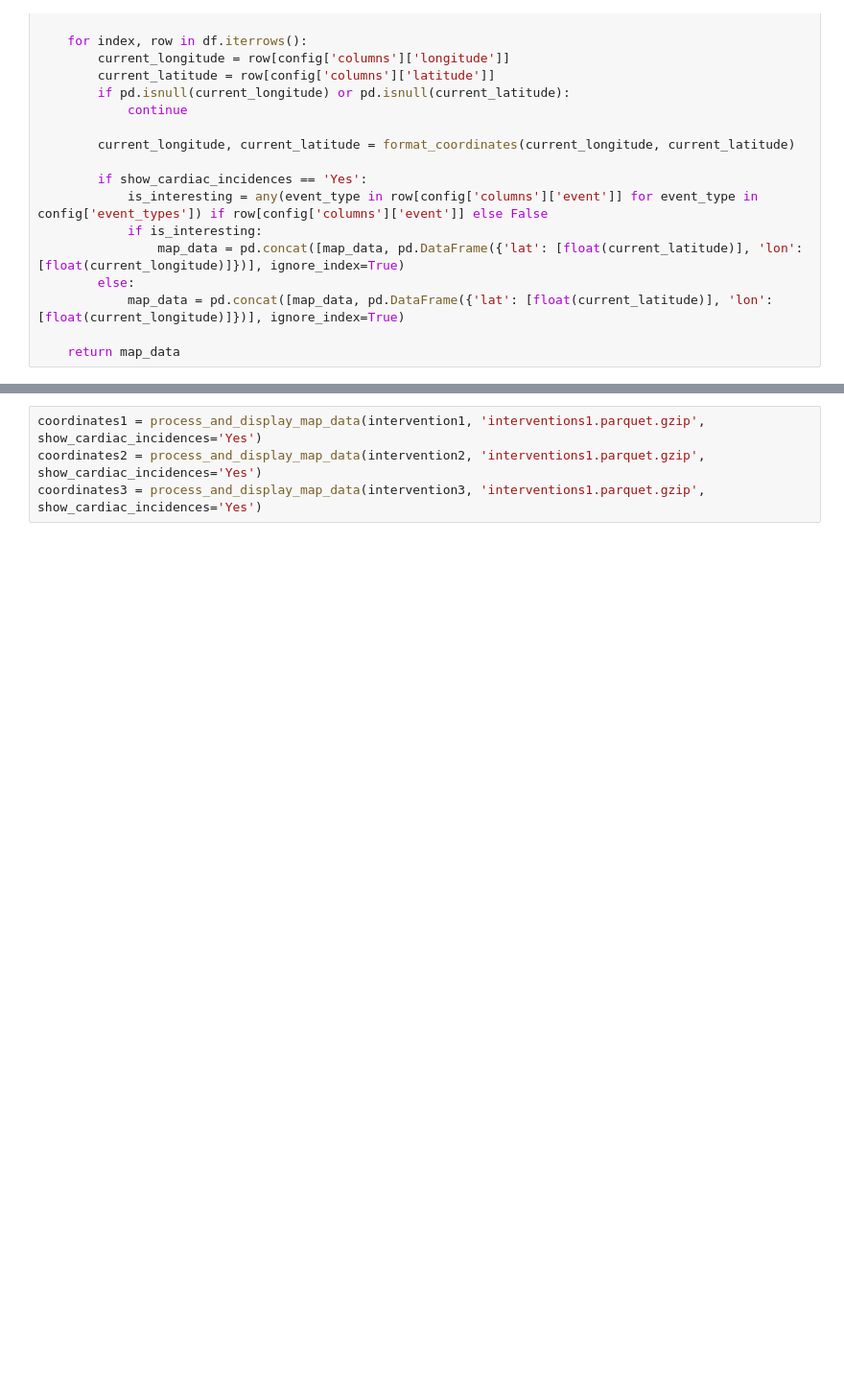
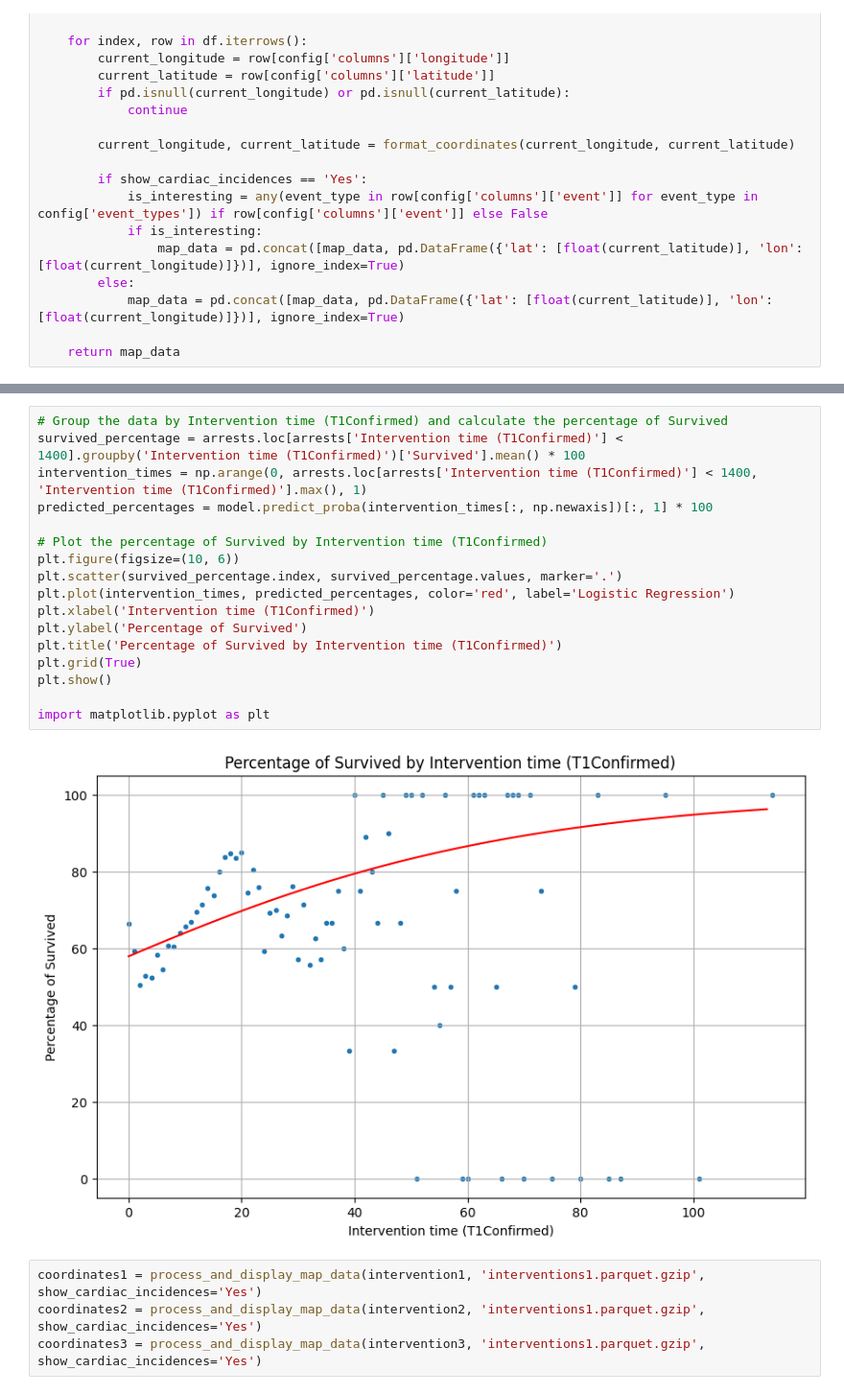
Before and after one commit to flonat/modern_data_analytics_2024, a Jupyter notebook: notebooks/get_distance_to_devices.ipynb, the cells around one changed output, grey strips where cells are left out. Shown at 96% size. Cells and saved outputs as stored; diff of their text form; blank space fills up the shorter version.

```diff
--- a/notebooks/get_distance_to_devices.ipynb
+++ b/notebooks/get_distance_to_devices.ipynb
@@ -108,3 +169,22 @@ intervention3 = pq.ParquetFile(os.path.join('../data', 'interventions3.parquet.g
+# %%
+# Group the data by Intervention time (T1Confirmed) and calculate the percentage of Survived
+survived_percentage = arrests.loc[arrests['Intervention time (T1Confirmed)'] < 1400].groupby('Intervention time (T1Confirmed)')['Survived'].mean() * 100
+intervention_times = np.arange(0, arrests.loc[arrests['Intervention time (T1Confirmed)'] < 1400, 'Intervention time (T1Confirmed)'].max(), 1)
+predicted_percentages = model.predict_proba(intervention_times[:, np.newaxis])[:, 1] * 100
+
+# Plot the percentage of Survived by Intervention time (T1Confirmed)
+plt.figure(figsize=(10, 6))
+plt.scatter(survived_percentage.index, survived_percentage.values, marker='.')
+plt.plot(intervention_times, predicted_percentages, color='red', label='Logistic Regression')
+plt.xlabel('Intervention time (T1Confirmed)')
+plt.ylabel('Percentage of Survived')
+plt.title('Percentage of Survived by Intervention time (T1Confirmed)')
+plt.grid(True)
+plt.show()
+
+import matplotlib.pyplot as plt
+# %% [output]
+[figure, added]
 # %%
 coordinates1 = process_and_display_map_data(intervention1, 'interventions1.parquet.gzip', show_cardiac_incidences='Yes')
 coordinates2 = process_and_display_map_data(intervention2, 'interventions1.parquet.gzip', show_cardiac_incidences='Yes')
```
Also changed, not shown: parts of 6 cells of this notebook.
